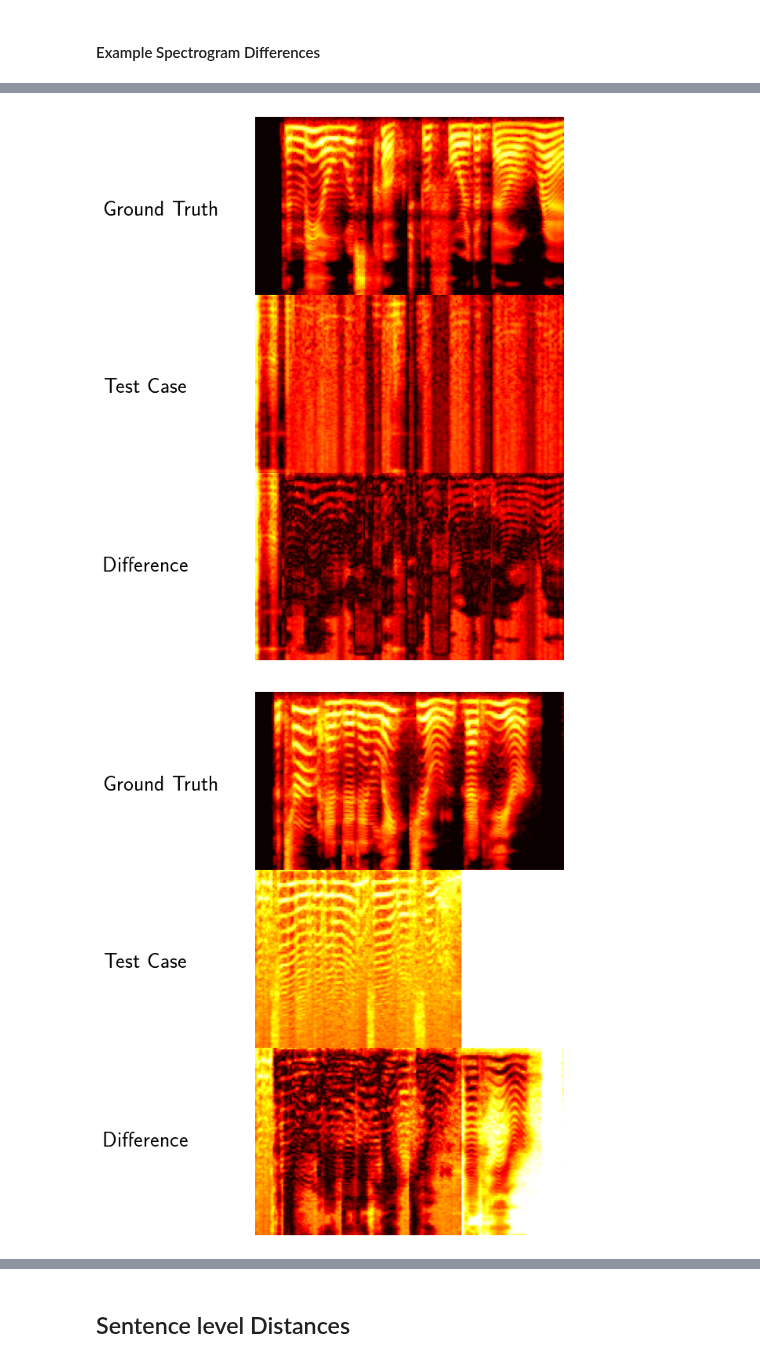
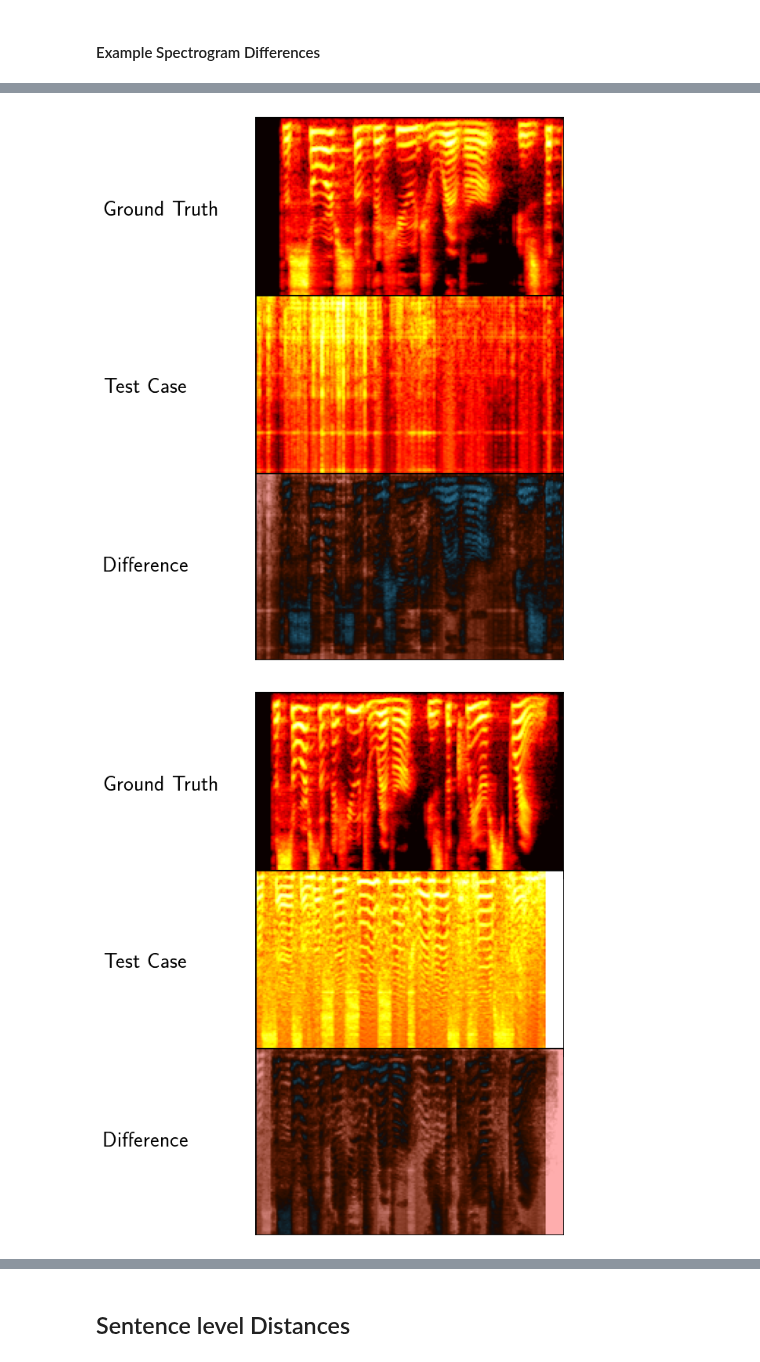
Before and after one commit to oliverweissl/GATTS, a Jupyter notebook: analysis/RQ1_Effectiveness.ipynb, the cells around one changed output, grey strips where cells are left out. Drawn from its saved outputs; the diff is of its cells as text; code cells hidden in the pictures.

```diff
--- a/analysis/RQ1_Effectiveness.ipynb
+++ b/analysis/RQ1_Effectiveness.ipynb
@@ -128,6 +129,7 @@ PGD: 0.045 pm 0.006
 # %% [markdown]
 #### Example Spectrogram Differences
 # %%
+from matplotlib.patches import Rectangle
 T = min(max(to_spectogram(g[0]).shape[1], to_spectogram(b[0]).shape[1]) for g, b in zip(gt, best))
 
 def fit(spec, T):
@@ -136,9 +138,12 @@ def fit(spec, T):
     return spec[:, :T]
 
 for m, g, b in zip(methods, gt, best):
-    A_cut = fit(to_spectogram(g[0]), T)
-    B_cut = fit(to_spectogram(b[0]), T)
-    abs_diff = np.abs(A_cut - B_cut)
+    gsel = [e for e in g if "sentence_013" in e][0]
+    bsel = [e for e in b if "sentence_013" in e][0]
+
+    A_cut = fit(to_spectogram(gsel), T)
+    B_cut = fit(to_spectogram(bsel), T)
+    abs_diff = B_cut-A_cut
 
     spec_vmin = min(A_cut.min(), B_cut.min())
     spec_vmax = max(A_cut.max(), B_cut.max())
@@ -148,10 +153,21 @@ for m, g, b in zip(methods, gt, best):
         [A_cut, B_cut, abs_diff],
         ["Ground Truth", "Test Case", "Difference"],
         [spec_vmin, spec_vmin, 0],
-        [spec_vmax, spec_vmax, abs_diff.max()],
+        [spec_vmax, spec_vmax, abs(abs_diff).max()],
     )):
-        axes[i, 1].imshow(img, cmap="hot", vmin=vmin, vmax=vmax)
+
+        if i > 1:
+            norm = TwoSlopeNorm(vmin=-vmax, vcenter=vmin, vmax=vmax)
+            axes[i, 1].imshow(img, cmap="berlin", norm=norm)
+        else:
+            axes[i, 1].imshow(img, cmap="hot", vmin=vmin, vmax=vmax)
         axes[i, 1].axis("off")
+        h, w = img.shape[:2]
+
+        axes[i, 1].set_xlim(0, w)
+        axes[i, 1].set_ylim(h, 0)
+        rect = Rectangle((0, 0), w, h, linewidth=2, edgecolor='black', facecolor='none')
+        axes[i, 1].add_patch(rect)
 
         axes[i, 0].axis("off")
         axes[i, 0].text(0.0, 0.5, title, fontsize=20, va="center")
@@ -161,2 +177,2 @@ for m, g, b in zip(methods, gt, best):
-[figure, old version]
+[figure, new version]
-[figure, old version]
+[figure, new version]
```
Also changed, not shown: parts of 2 cells of this notebook, 2 other files.
